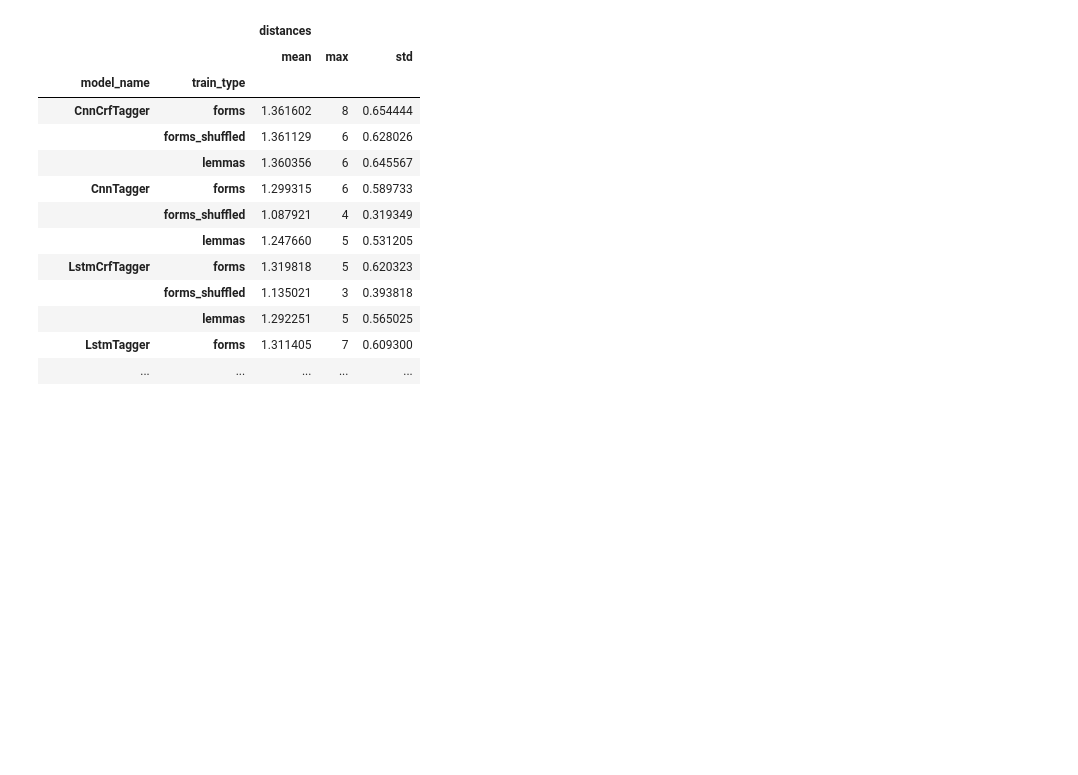
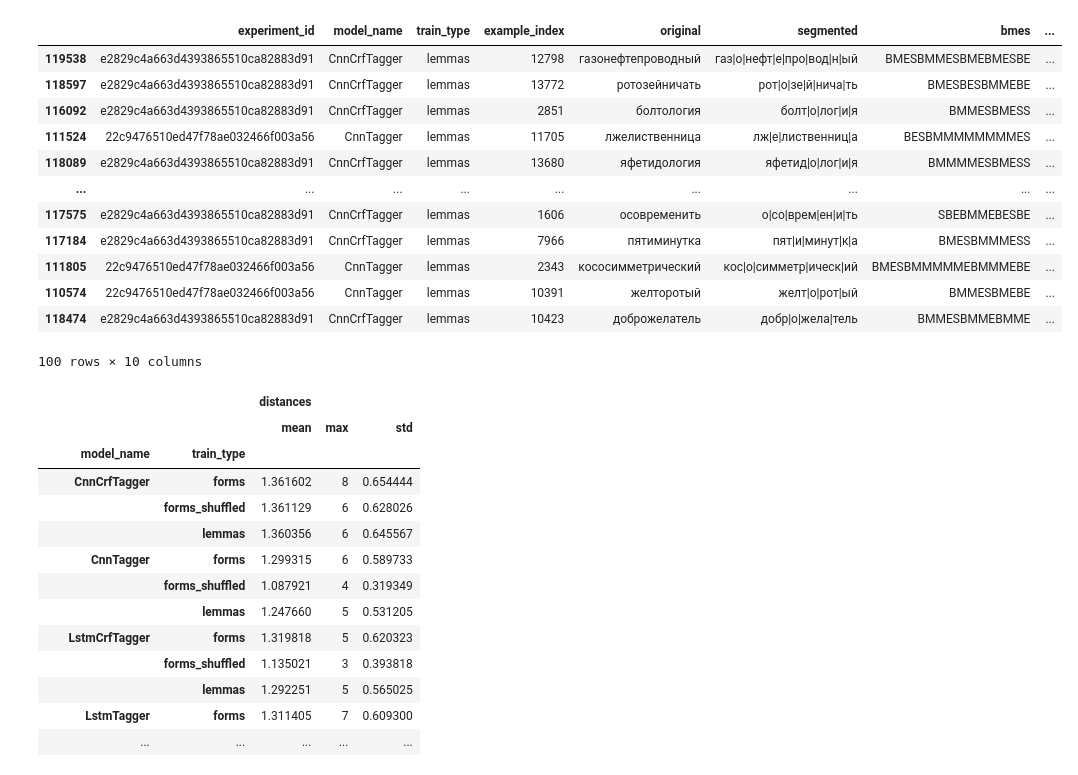
Before and after one commit to slowwavesleep/NeuralMorphemeSegmenter, a Jupyter notebook: error_analysis/error_analysis.ipynb, the cells around one changed output. Saved outputs shown, nothing was run; the diff lists cells and outputs as text; code cells hidden in the pictures; blank space fills up the shorter version.

```diff
--- a/error_analysis/error_analysis.ipynb
+++ b/error_analysis/error_analysis.ipynb
@@ -38,3 +68,19 @@ data = error_edit_distance(data)
+# %%
+top_100_unusual_errors(data, train_type="lemmas")
+# %% [output]
+|  | experiment_id | model_name | train_type | example_index | original | segmented | bmes | ... |
+| 119538 | e2829c4a663d4393865510ca82883d91 | CnnCrfTagger | lemmas | 12798 | газонефтепроводный | газ|о|нефт|е|про|вод|н|ый | BMESBMMESBMEBMESBE | ... |
+| 118597 | e2829c4a663d4393865510ca82883d91 | CnnCrfTagger | lemmas | 13772 | ротозейничать | рот|о|зе|й|нича|ть | BMESBESBMMEBE | ... |
+| 116092 | e2829c4a663d4393865510ca82883d91 | CnnCrfTagger | lemmas | 2851 | болтология | болт|о|лог|и|я | BMMESBMESS | ... |
+| 111524 | 22c9476510ed47f78ae032466f003a56 | CnnTagger | lemmas | 11705 | лжелиственница | лж|е|лиственниц|а | BESBMMMMMMMMES | ... |
+| 118089 | e2829c4a663d4393865510ca82883d91 | CnnCrfTagger | lemmas | 13680 | яфетидология | яфетид|о|лог|и|я | BMMMMESBMESS | ... |
+| ... | ... | ... | ... | ... | ... | ... | ... | ... |
+| 117575 | e2829c4a663d4393865510ca82883d91 | CnnCrfTagger | lemmas | 1606 | осовременить | о|со|врем|ен|и|ть | SBEBMMEBESBE | ... |
+| 117184 | e2829c4a663d4393865510ca82883d91 | CnnCrfTagger | lemmas | 7966 | пятиминутка | пят|и|минут|к|а | BMESBMMMESS | ... |
+| 111805 | 22c9476510ed47f78ae032466f003a56 | CnnTagger | lemmas | 2343 | кососимметрический | кос|о|симметр|ическ|ий | BMESBMMMMMEBMMMEBE | ... |
+| 110574 | 22c9476510ed47f78ae032466f003a56 | CnnTagger | lemmas | 10391 | желторотый | желт|о|рот|ый | BMMESBMEBE | ... |
+| 118474 | e2829c4a663d4393865510ca82883d91 | CnnCrfTagger | lemmas | 10423 | доброжелатель | добр|о|жела|тель | BMMESBMMEBMME | ... |
+100 rows × 10 columns
 # %%
 data.groupby(["model_name", "train_type"]).agg({"distances": ["mean", "max", "std"]})
 # %% [output]
```
Also changed, not shown: parts of 13 cells of this notebook.
